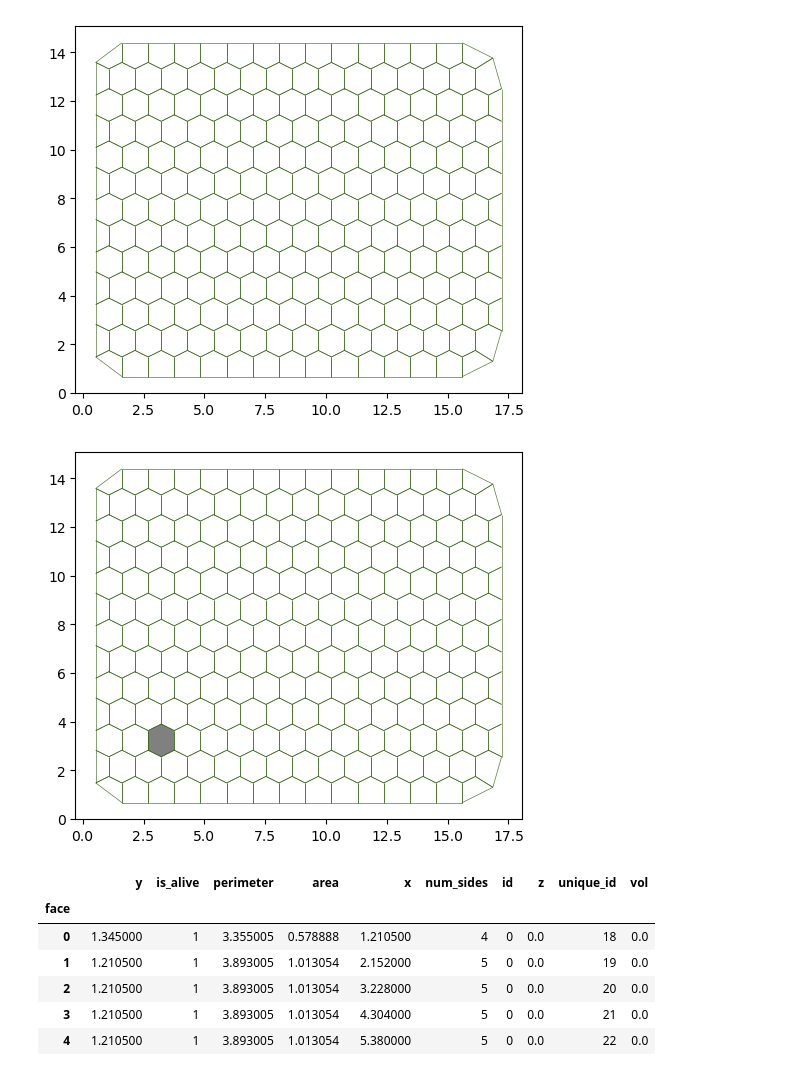
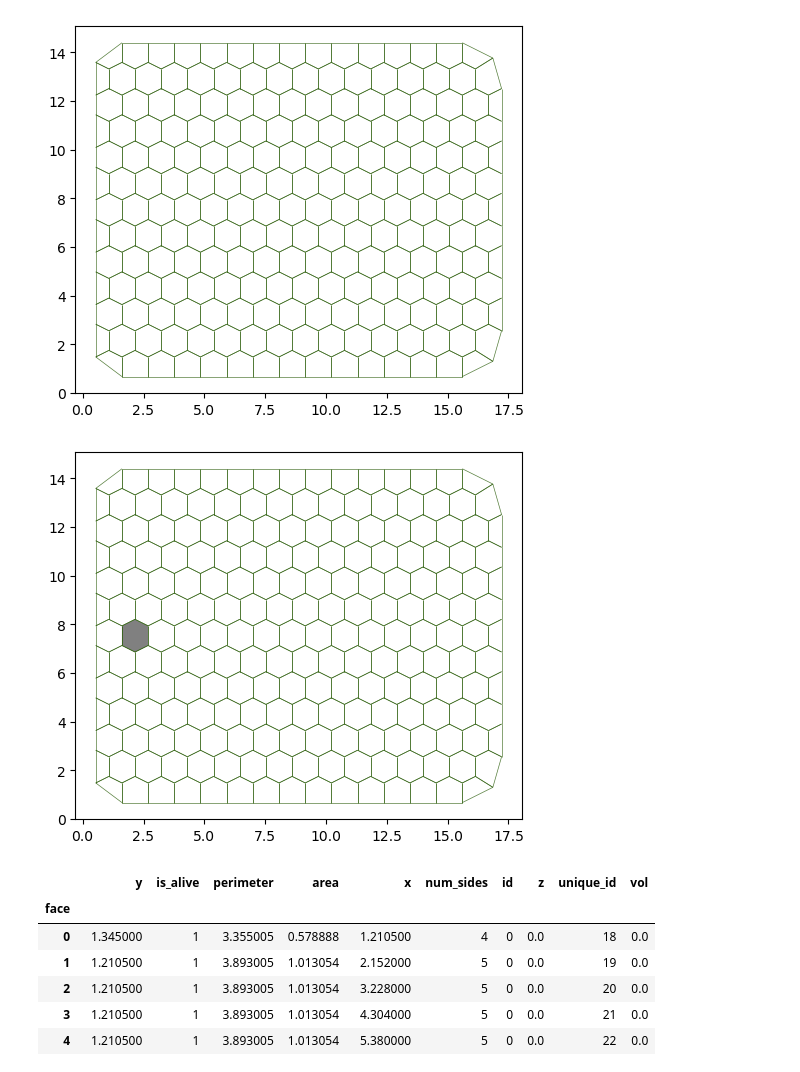
Before and after one commit to vivarium-collective/vivarium-tyssue, a Jupyter notebook: Notebooks/cylindermodel.ipynb, the cells around one changed output. Cells and saved outputs as stored; diff of their text form; code cells hidden in the pictures.

```diff
--- a/Notebooks/cylindermodel.ipynb
+++ b/Notebooks/cylindermodel.ipynb
@@ -322,9 +339,9 @@ fig, ax = sheet_view(sheet, coords=['x', 'y'], mode="quick")
 # %% [output]
 [figure]
 # %%
-fig, ax = draw_faces_highlighted(sheet, face_indices=[33], highlight_color="gray", alpha=0.9)
+fig, ax = draw_faces_highlighted(sheet, face_indices=[96], highlight_color="gray", alpha=0.9)
 # %% [output]
-[figure, old version]
+[figure, new version]
 # %%
 save_datasets("test_square.hf5", sheet)
 # %%
```
Also changed, not shown: parts of 1 cell of this notebook, 7 other files.
